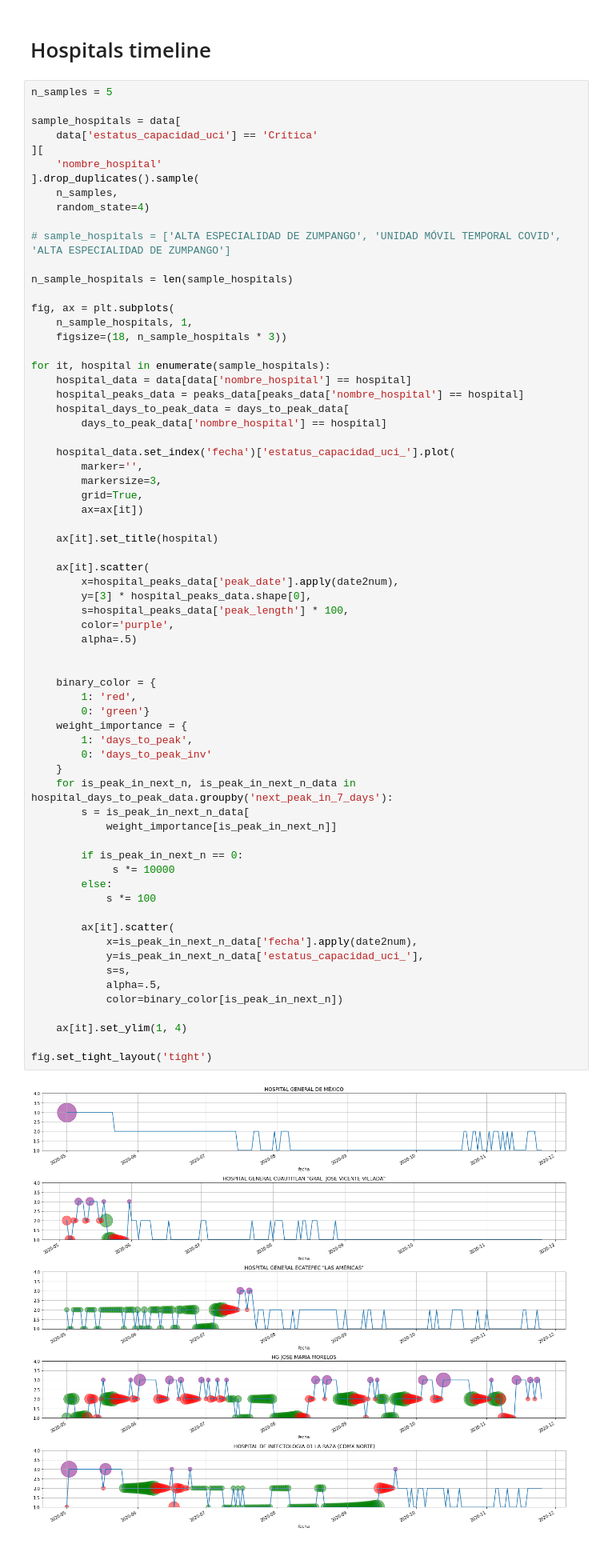
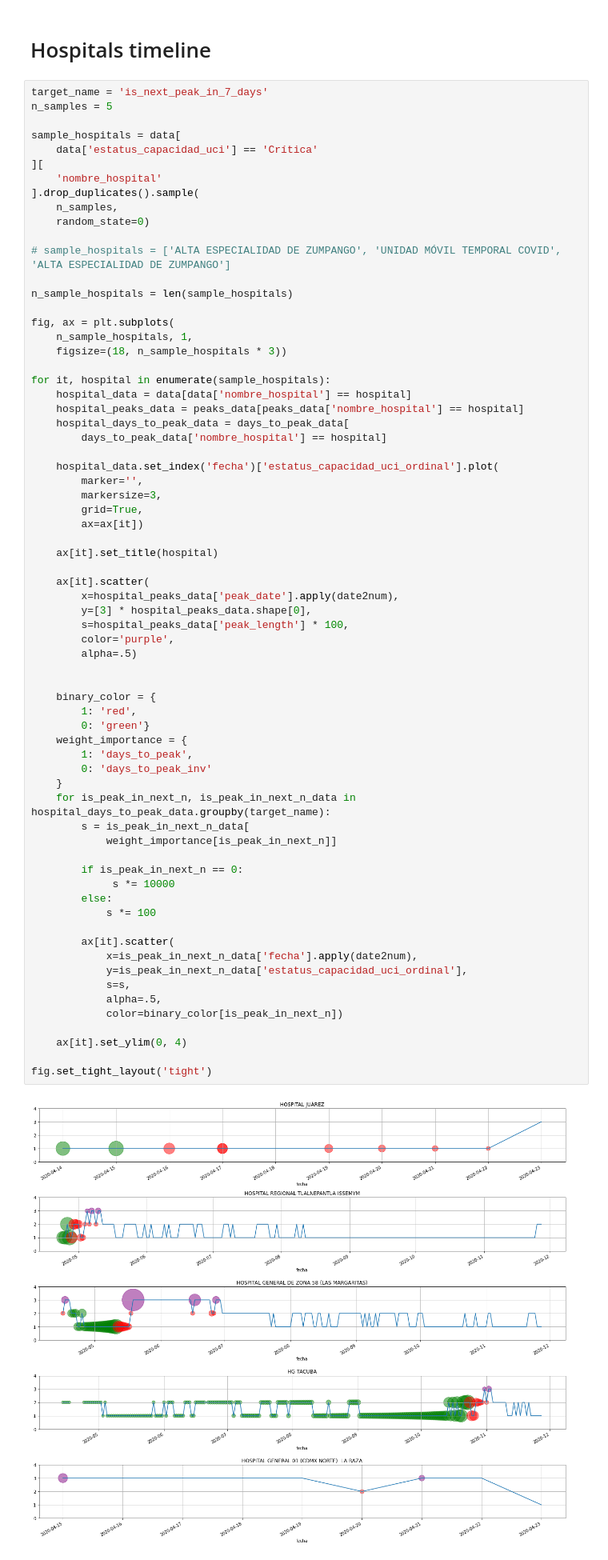
Before and after one commit to dhdzmota/omath_mota_rulo, a Jupyter notebook: notebooks/capacidad_hospitalaria.ipynb, the cells around one changed output. Shown at 80% size. Saved outputs shown, nothing was run; the diff lists cells and outputs as text.

```diff
--- a/notebooks/capacidad_hospitalaria.ipynb
+++ b/notebooks/capacidad_hospitalaria.ipynb
@@ -98,6 +98,7 @@ Text(0, 0.5, '# Hospitales')
 # %% [markdown]
 # Hospitals timeline
 # %%
+target_name = 'is_next_peak_in_7_days'
 n_samples = 5
 
 sample_hospitals = data[
@@ -106,7 +107,7 @@ sample_hospitals = data[
     'nombre_hospital'
 ].drop_duplicates().sample(
     n_samples,
-    random_state=4)
+    random_state=0)
 
 # sample_hospitals = ['ALTA ESPECIALIDAD DE ZUMPANGO', 'UNIDAD MÓVIL TEMPORAL COVID', 'ALTA ESPECIALIDAD DE ZUMPANGO']
 
@@ -122,7 +123,7 @@ for it, hospital in enumerate(sample_hospitals):
     hospital_days_to_peak_data = days_to_peak_data[
         days_to_peak_data['nombre_hospital'] == hospital]
 
-    hospital_data.set_index('fecha')['estatus_capacidad_uci_'].plot(
+    hospital_data.set_index('fecha')['estatus_capacidad_uci_ordinal'].plot(
         marker='',
         markersize=3,
         grid=True,
@@ -135,34 +136,34 @@ for it, hospital in enumerate(sample_hospitals):
         y=[3] * hospital_peaks_data.shape[0],
         s=hospital_peaks_data['peak_length'] * 100,
         color='purple',
         alpha=.5)
 
 
     binary_color = {
         1: 'red',
         0: 'green'}
     weight_importance = {
         1: 'days_to_peak',
         0: 'days_to_peak_inv'
     }
-    for is_peak_in_next_n, is_peak_in_next_n_data in hospital_days_to_peak_data.groupby('next_peak_in_7_days'):
+    for is_peak_in_next_n, is_peak_in_next_n_data in hospital_days_to_peak_data.groupby(target_name):
         s = is_peak_in_next_n_data[
             weight_importance[is_peak_in_next_n]]
 
         if is_peak_in_next_n == 0:
              s *= 10000
         else:
             s *= 100
 
         ax[it].scatter(
             x=is_peak_in_next_n_data['fecha'].apply(date2num),
-            y=is_peak_in_next_n_data['estatus_capacidad_uci_'],
+            y=is_peak_in_next_n_data['estatus_capacidad_uci_ordinal'],
             s=s,
             alpha=.5,
             color=binary_color[is_peak_in_next_n])
 
-    ax[it].set_ylim(1, 4)
+    ax[it].set_ylim(0, 4)
 
 fig.set_tight_layout('tight')
 # %% [output]
-[figure, old version]
+[figure, new version]
```
Also changed, not shown: parts of 5 cells of this notebook, 2 other files.
